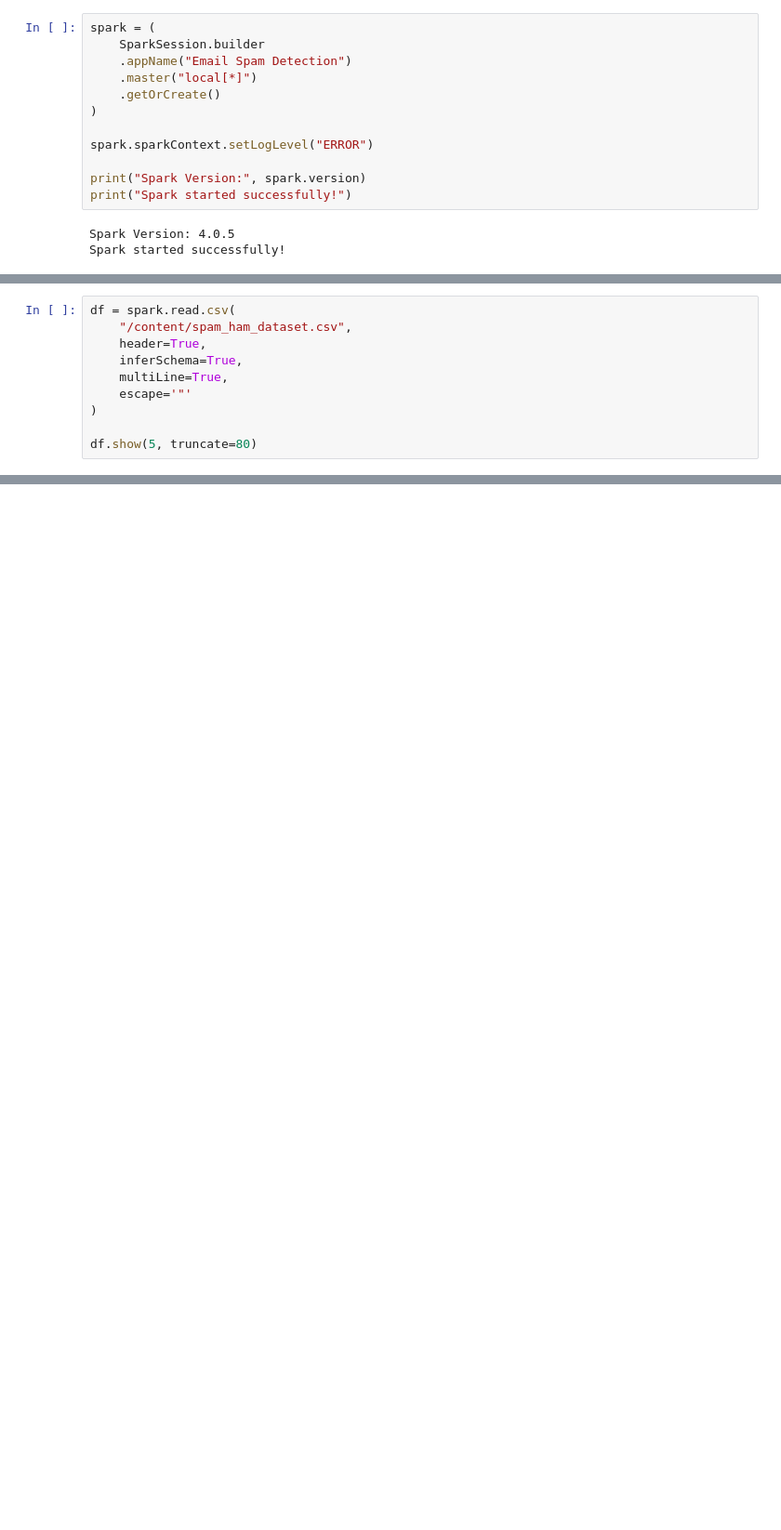
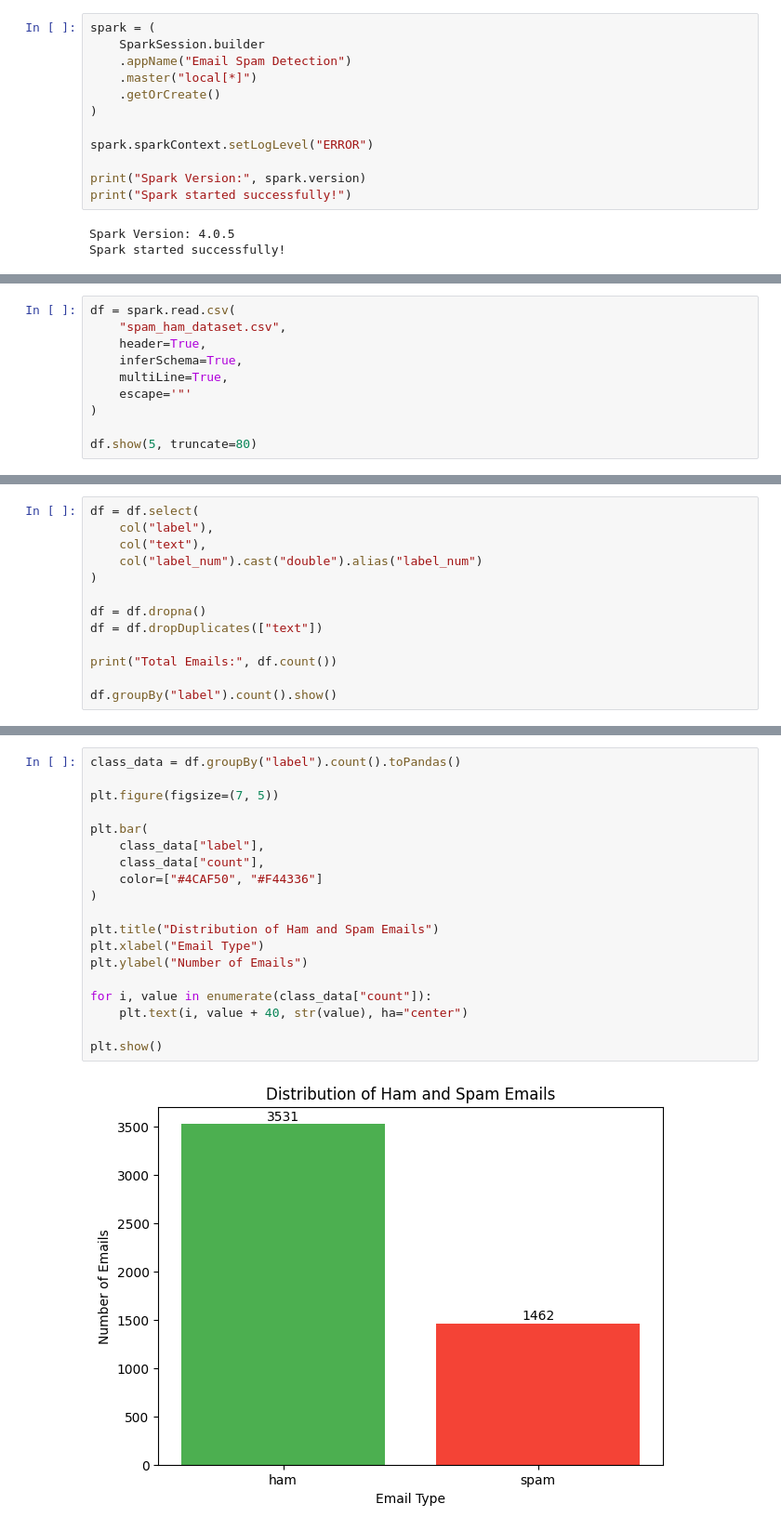
Before and after one commit to SaiSriram2004/Bootstrap_JavaScript_MERNTASKS, a Jupyter notebook: Big-Data-Project/email_spam_detection.ipynb, the cells around one changed output, grey strips where cells are left out. Shown at 93% size. Cells and saved outputs as stored; diff of their text form; blank space fills up the shorter version.

```diff
--- a/Big-Data-Project/email_spam_detection.ipynb
+++ b/Big-Data-Project/email_spam_detection.ipynb
@@ -37,6 +55,6 @@ Spark started successfully!
 # %%
 df = spark.read.csv(
-    "/content/spam_ham_dataset.csv",
+    "spam_ham_dataset.csv",
     header=True,
     inferSchema=True,
     multiLine=True,
@@ -48,0 +90,13 @@ AnalysisException: [PATH_NOT_FOUND] Path does not exist: file:/content/spam_ham_
+# %%
+df = df.select(
+    col("label"),
+    col("text"),
+    col("label_num").cast("double").alias("label_num")
+)
+
+df = df.dropna()
+df = df.dropDuplicates(["text"])
+
+print("Total Emails:", df.count())
+
+df.groupBy("label").count().show()
@@ -48,0 +115,21 @@ AnalysisException: [PATH_NOT_FOUND] Path does not exist: file:/content/spam_ham_
+# %%
+class_data = df.groupBy("label").count().toPandas()
+
+plt.figure(figsize=(7, 5))
+
+plt.bar(
+    class_data["label"],
+    class_data["count"],
+    color=["#4CAF50", "#F44336"]
+)
+
+plt.title("Distribution of Ham and Spam Emails")
+plt.xlabel("Email Type")
+plt.ylabel("Number of Emails")
+
+for i, value in enumerate(class_data["count"]):
+    plt.text(i, value + 40, str(value), ha="center")
+
+plt.show()
+# %% [output]
+[figure, added]
```
Also changed, not shown: parts of 67 cells of this notebook.
